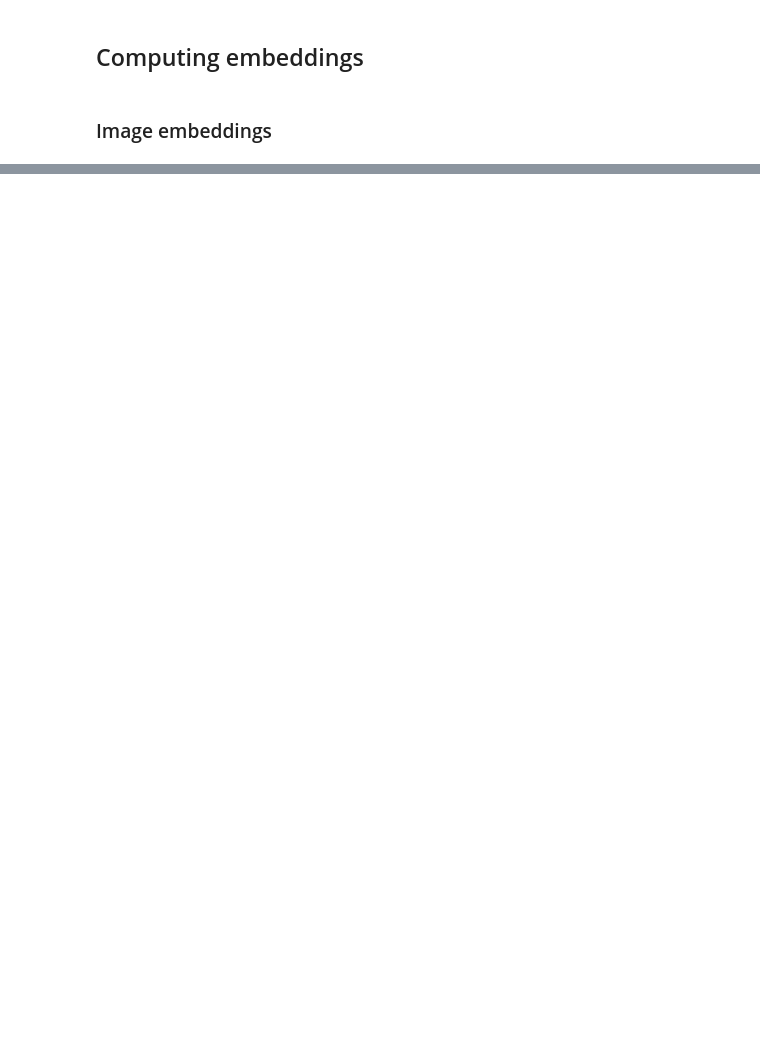
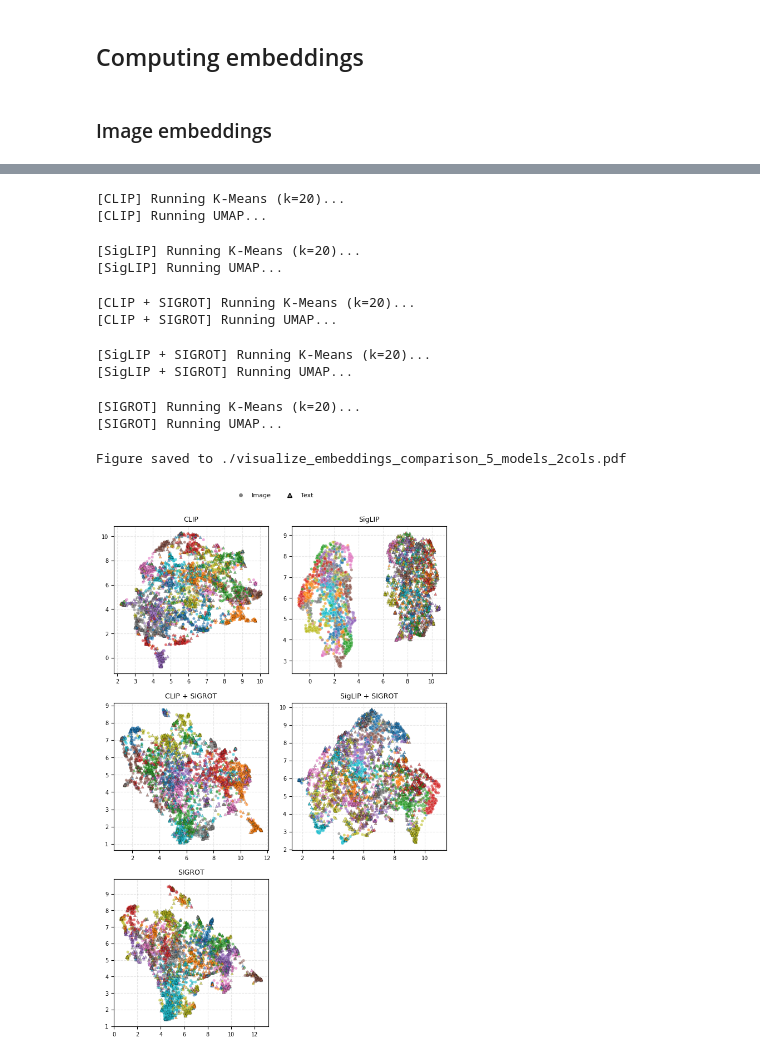
Before and after one commit to minhnguyent546/ViCLIP-OT, a Jupyter notebook: notebooks/visualize_embeddings.ipynb, the cells around one changed output, grey strips where cells are left out. Cells and saved outputs as stored; diff of their text form; code cells hidden in the pictures; blank space fills up the shorter version.

```diff
--- a/notebooks/visualize_embeddings.ipynb
+++ b/notebooks/visualize_embeddings.ipynb
@@ -318,0 +676,6 @@ Sun Feb  1 13:36:04 2026 Finished embedding
+# %%
+embeddings_clip = np.load('./data/UIT-OpenViIC-embeddings/test_clip.npz')
+embeddings_siglip = np.load('./data/UIT-OpenViIC-embeddings/test_siglip.npz')
+embeddings_sigrot = np.load('./data/UIT-OpenViIC-embeddings/test_sigrot.npz')
+embeddings_clip_sigrot = np.load('./data/UIT-OpenViIC-embeddings/test_clip_sigrot.npz')
+embeddings_siglip_sigrot = np.load('./data/UIT-OpenViIC-embeddings/test_siglip_sigrot.npz')
@@ -318,0 +699,59 @@ Sun Feb  1 13:36:04 2026 Finished embedding
+# %%
+embeddings_list=[
+    {
+        "image_embeddings": embeddings_clip['image_embeddings'],
+        "text_embeddings": embeddings_clip['text_embeddings'],
+        "title": "CLIP",
+    },
+    {
+        "image_embeddings": embeddings_siglip['image_embeddings'],
+        "text_embeddings": embeddings_siglip['text_embeddings'],
+        "title": "SigLIP",
+    },
+    {
+        "image_embeddings": embeddings_clip_sigrot['image_embeddings'],
+        "text_embeddings": embeddings_clip_sigrot['text_embeddings'],
+        "title": "CLIP + SIGROT",
+    },
+    {
+        "image_embeddings": embeddings_siglip_sigrot['image_embeddings'],
+        "text_embeddings": embeddings_siglip_sigrot['text_embeddings'],
+        "title": "SigLIP + SIGROT",
+    },
+    {
+        "image_embeddings": embeddings_sigrot['image_embeddings'],
+        "text_embeddings": embeddings_sigrot['text_embeddings'],
+        "title": "SIGROT",
+    },
+]
+
+visualize_embeddings(
+    embeddings_list=embeddings_list,
+    num_clusters=20,
+    num_samples=6_000,
+    max_cols=2,
+    fig_width=6.5,  # elsarticle preprint width
+    save_path="./visualize_embeddings_comparison_5_models_2cols.pdf",
+)
+
+# visualize_embeddings(
+#     embeddings_list=embeddings_list,
+#     num_clusters=20,
+#     num_samples=6_000,
+#     max_cols=1,
+#     fig_width=6.5,  # elsarticle preprint width
+#     save_path="./visualize_embeddings_comparison_4_models.pdf",
+# )
+# %% [output]
+[CLIP] Running K-Means (k=20)...
+[CLIP] Running UMAP...
+[SigLIP] Running K-Means (k=20)...
+[SigLIP] Running UMAP...
+[CLIP + SIGROT] Running K-Means (k=20)...
+[CLIP + SIGROT] Running UMAP...
+[SigLIP + SIGROT] Running K-Means (k=20)...
+[SigLIP + SIGROT] Running UMAP...
+[SIGROT] Running K-Means (k=20)...
+[SIGROT] Running UMAP...
+Figure saved to ./visualize_embeddings_comparison_5_models_2cols.pdf
+[figure, added]
```
Also changed, not shown: parts of 16 cells of this notebook.
